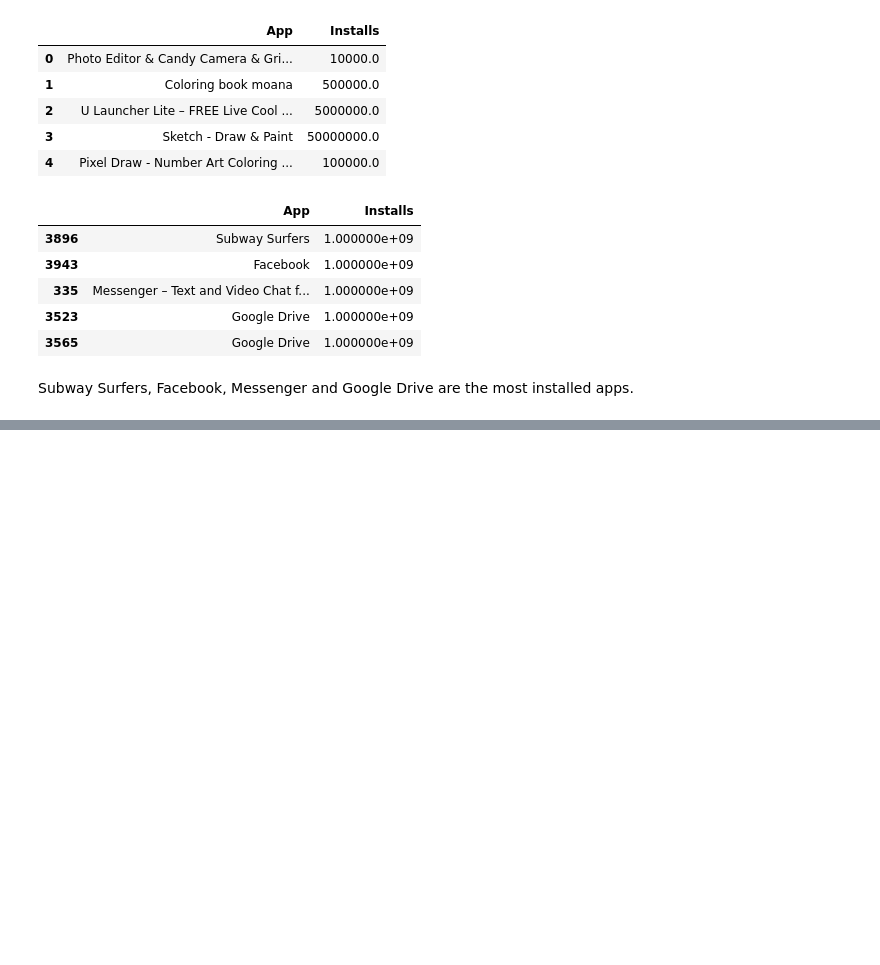
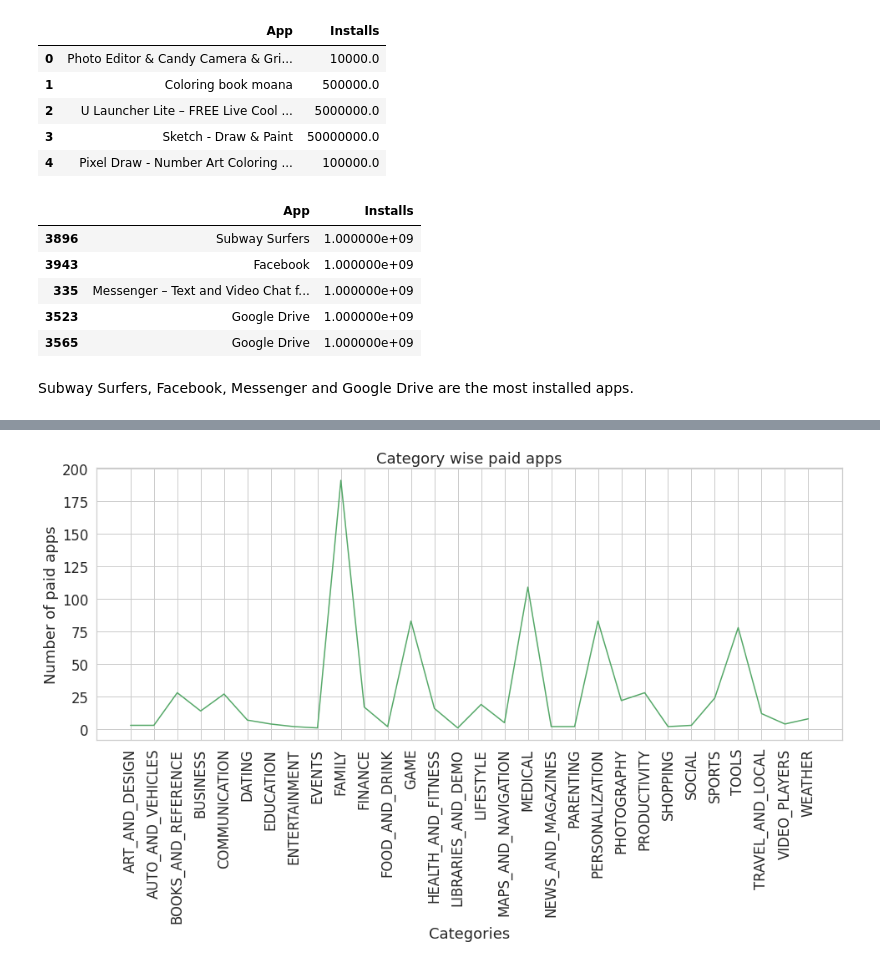
Before and after one commit to sapanapawar/Play-Store-App-Reviews-Analysis, a Jupyter notebook: Play_Store_App_Review_Analysis(Pawar_Sapana)_Capstone_Project.ipynb, the cells around one changed output, grey strips where cells are left out. Drawn from its saved outputs; the diff is of its cells as text; code cells hidden in the pictures; blank space fills up the shorter version.

```diff
--- a/Play_Store_App_Review_Analysis(Pawar_Sapana)_Capstone_Project.ipynb
+++ b/Play_Store_App_Review_Analysis(Pawar_Sapana)_Capstone_Project.ipynb
@@ -492,0 +502,4 @@ Subway Surfers, Facebook, Messenger and Google Drive are the most installed apps
+# %%
+#creating a dataframe having only paid apps
+paid_df = df[df['Type']== 'Paid' ]
+paid_df
@@ -492,0 +541,11 @@ Subway Surfers, Facebook, Messenger and Google Drive are the most installed apps
+# %%
+#Plotting category wise paid apps
+plt.figure(figsize=(16,6))
+plt.plot(paid_df.groupby('Category')['Type'].count(),color='g')
+plt.xticks(rotation=90)
+plt.title('Category wise paid apps')
+plt.xlabel('Categories')
+plt.ylabel('Number of paid apps')
+plt.show()
+# %% [output]
+[figure, added]
```
Also changed, not shown: parts of 19 cells of this notebook.
